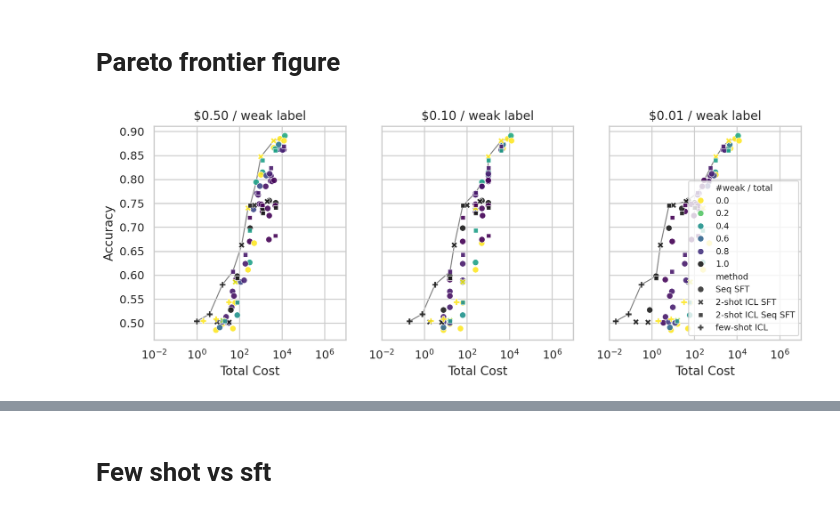
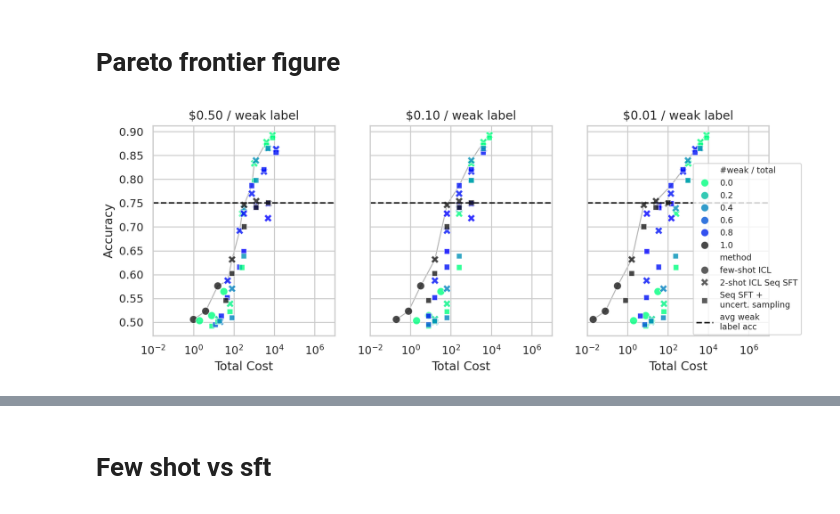
Before and after one commit to EleutherAI/scalable-elicitation, a Jupyter notebook: figures.ipynb, the cells around one changed output, grey strips where cells are left out. Cells and saved outputs as stored; diff of their text form; code cells hidden in the pictures.

Commit message:
allow no few shot ds

```diff
--- a/figures.ipynb
+++ b/figures.ipynb
@@ -530,6 +575,7 @@ def get_pareto_points(costs, perfs, cost_rtol=0.01, perf_atol=0.002):
 # %%
+from matplotlib.colors import FuncNorm
+import numpy as np
 sns.set_theme(style="whitegrid")
-sns.set_palette("viridis")
 
 metric = "acc"
 weak_model = "Qwen1.5-0.5B"
@@ -537,12 +583,21 @@ strong_model = "meta-llama/Meta-Llama-3-8B"
 
 sweep_names = {
     "seq_sft_both_estop_clean_disjoint": "Seq SFT",
-    # "seq_sft_both_estop_active_oracle_disjoint": "Seq SFT + uncertainty sampling",
-    # "seq_sft_both_estop_disjoint_logconf": "Seq SFT + log-confidence",
+    "seq_sft_both_estop_clean_disjoint_2shot": "2-shot ICL Seq SFT",
+    "seq_sft_both_estop_active_oracle_disjoint": "Seq SFT +\nuncert. sampling",
+    "seq_sft_both_estop_disjoint_logconf": "Seq SFT +\nlog-conf.",
+    "few_shot": "few-shot ICL",
     "2weak_prompt_*_sft_estop": "2-shot ICL SFT",
-    "seq_sft_both_estop_clean_disjoint_2shot": "2-shot ICL Seq SFT",
-    "few_shot": "few-shot ICL",
 }
+methods = [
+    # "seq_sft_both_estop_clean_disjoint",
+    # "2weak_prompt_*_sft_estop",
+    "few_shot",
+    "seq_sft_both_estop_clean_disjoint_2shot",
+    "seq_sft_both_estop_active_oracle_disjoint",
+    # "seq_sft_both_estop_disjoint_logconf",
+]
+
 # weak_spending_fracs = [0.0, 0.05, 0.5, 0.95, 1.0]
 # oracle_affordables = [16, 64, 256, 512, 1024, 4096, 8192]
 # pairs = []
@@ -553,9 +608,12 @@ sweep_names = {
 #         n_weak = int((oracle_affordable - n_oracle) / weak_marginal_cost)
 #         pairs.append((n_weak, n_oracle))
 
-# current_ds_names = [f"{base_name}_{weak_model}" for base_name in ["hellaswag", "social_i_qa"]]
-# TODO
-current_ds_names = [f"{base_name}_{weak_model}" for base_name in ["hellaswag", "social_i_qa", "cosmos_qa"]]
+current_ds_names = [f"{base_name}_{weak_model}" for base_name in [
+    "hellaswag",
+    "social_i_qa",
+    "cosmos_qa"
+    ]
+]
 
 weak_marginal_costs = [1/2, 1/10, 1/100]
 fig, axs = plt.subplots(1, 3, figsize=(10, 4), sharex=True, sharey=True, dpi=200)
@@ -564,7 +622,8 @@ for i, weak_marginal_cost in enumerate(weak_marginal_costs):
     plt.sca(ax)
 
     dfs = []
-    for sweep_name, label in sweep_names.items():
+    for sweep_name in methods:
+        label = sweep_names[sweep_name]
         accs = []
 
         # get points from first dataset
@@ -580,12 +639,15 @@ for i, weak_marginal_cost in enumerate(weak_marginal_costs):
 
         def is_near(p1, p2, rtol=0.05):
             return np.isclose(p1[0], p2[0], rtol=rtol) and np.isclose(p1[1], p2[1], rtol=rtol)
-        perfs = dict()
-        for pair in zip(curr_df["num_weak"], curr_df["num_oracle"]):
-            if any(is_near(pair, p) for p in perfs):
-                continue
-            perfs[pair] = []
 
+        if sweep_name == "seq_sft_both_estop_clean_disjoint":
+            perfs = {pair: [] for pair in pairs_to_use_for_seq_sft}
+        else:
+            perfs = dict()
+            for pair in zip(curr_df["num_weak"], curr_df["num_oracle"]):
+                if any(is_near(pair, p) for p in perfs):
+                    continue
+                perfs[pair] = []
 
         for ds_name in current_ds_names:
             run_name = (ds_name,
@@ -593,49 +655,52 @@ for i, weak_marginal_cost in enumerate(weak_marginal_costs):
                 sweep_name)
             for n_weak, n_oracle in perfs:
                 acc, std, n = find_result_by_n(results_df, n_weak, n_oracle, run_name, rtol=0.05, verbose=False)
-                # TODO note n, perhaps only keeping large n
-                # print(f"{n=}")
                 if acc is not None:
+                    # TODO note n, perhaps only keeping large n
+                    if n < 3:
+                        for ii in range(3 - n):
+                            seed = 600 + ii
+                            print(f"{(seed, strong_model, ds_name, sweep_name, [(n_weak, n_oracle),])},")
                     perfs[(n_weak, n_oracle)].append(acc)
 
-        nw, no, perf = zip(*[[n_weak, n_oracle, np.mean(perfs[(n_weak, n_oracle)])] for n_weak, n_oracle in perfs if len(perfs[(n_weak, n_oracle)]) == len(current_ds_names)])
+        complete_perfs = {k: v for k, v in perfs.items() if len(v) == len(current_ds_names)}
+        nw, no, perf = zip(*[[n_weak, n_oracle, np.mean(perfs[(n_weak, n_oracle)])] for n_weak, n_oracle in complete_perfs])
 
         df = pd.DataFrame({"nw": nw, "no": no, metric: perf})
         df["cost"] = df["nw"] * weak_marginal_cost + df["no"]
         df["weak_spending_frac"] = df["nw"] * weak_marginal_cost / df["cost"]
         df["#weak / total"] = df["nw"] / (df["nw"] + df["no"])
         df["method"] = label
         dfs.append(df)
 
-    # Create the scatter plot
-    from matplotlib.colors import FuncNorm
-    from matplotlib.colors import LinearSegmentedColormap
-    import numpy as np
-
     hue = "#weak / total"
     df = pd.concat(dfs)
-    palette = plt.get_cmap('viridis_r').copy()
+    # Create a new colormap that maps 1.0 to black
+    palette = plt.get_cmap('winter_r').copy()
     palette.set_over('k')
-    # Create a new colormap that maps 1.0 to black
     norm = FuncNorm((lambda x: np.log(np.array(x) + 1).tolist(), lambda x: (np.exp(np.array(x)) - 1).tolist()), vmin=0, vmax=df[hue].max() - 1e-6)
-    sns.scatterplot(data=df, x='cost', y=metric, hue=hue, alpha=0.9,
+    sns.scatterplot(data=df, x='cost', y=metric, hue=hue, alpha=0.8, s=60,
                             style='method', palette=palette, ax=ax, hue_norm=norm)
 
     frontier_costs, frontier_perfs = get_pareto_points(df["cost"], df[metric], cost_rtol=0.05, perf_atol=0.002)
-    plt.plot(frontier_costs, frontier_perfs, color="gray", linestyle="-", linewidth=1, zorder=0)
+    plt.plot(frontier_costs, frontier_perfs, color=(0.7, 0.7, 0.7), linestyle="-", linewidth=1, zorder=0)
+
+    # get average weak label acc
+    weak_acc_avg = np.mean([weak_accs[name] for name in current_ds_names])
+    plt.axhline(weak_acc_avg, color="k", linestyle="--", label="avg weak\nlabel acc", zorder=1)
 
     ax.set_xlim(10**-2, 10**7)
     # ax.invert_xaxis()
     ax.set_xlabel('Total Cost')
     ax.set_ylabel(metric.replace("calibrated_acc", "Calibrated Accuracy").replace("acc", "Accuracy"))
     plt.semilogx()
     if i == 2:
-        ax.legend(bbox_to_anchor=(1.01, 0.00), loc='lower right', fontsize='x-small')
+        ax.legend(bbox_to_anchor=(1.2, -0.015), loc='lower right', fontsize='x-small')
     else:
         ax.legend().remove()
     plt.title(f"\\${weak_marginal_cost:.2f} / weak label" )
 plt.tight_layout()
 plt.savefig(f"_figures/pareto_frontier.pdf", bbox_inches="tight")
 plt.show()
 # %% [output]
-[figure, old version]
+[figure, new version]
```
Also changed, not shown: parts of 16 cells of this notebook, 3 other files.
